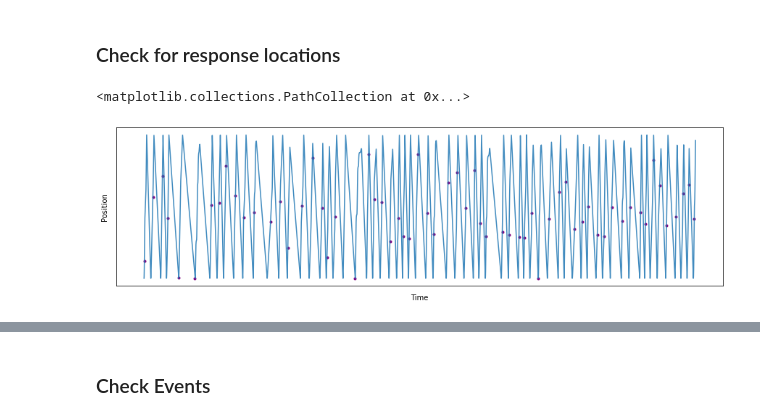
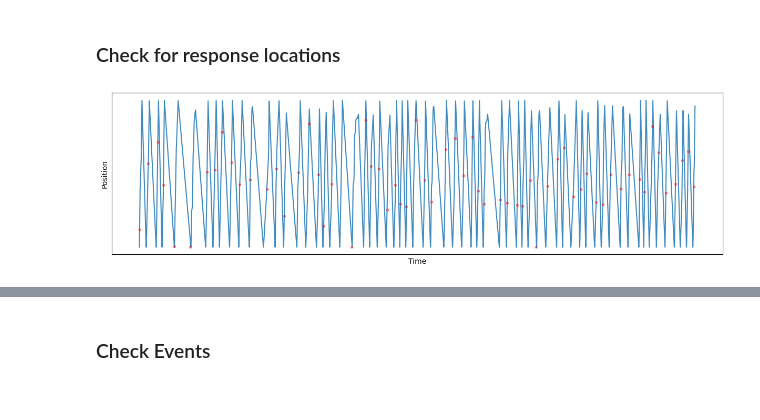
Before and after one commit to HSNPipeline/AnalyzeTrain, a Jupyter notebook: notebooks/00-DataChecks.ipynb, the cells around one changed output, grey strips where cells are left out. Saved outputs shown, nothing was run; the diff lists cells and outputs as text; code cells hidden in the pictures.

```diff
--- a/notebooks/00-DataChecks.ipynb
+++ b/notebooks/00-DataChecks.ipynb
@@ -39,7 +39,7 @@ from plts import plot_task_structure
 ## Settings
 # %%
 # Define the base data folder
-data_folder = '/Users/weijiazhang/Downloads/AnalyzeTrain-main-new'
+data_folder = '/Users/weija/Data/Train_NWB/'
 # %%
 # Define subject information
 session = {
@@ -245,13 +251,12 @@ plt.scatter(obj_times, obj_pos, marker='.', color='green')
 # %%
 # Collect chest positions
 res_pos = nwbfile.trials['response_position'].data[:]
 res_times = nwbfile.trials['response_time'].data[:]
 
 # Plot the subject positions, overlaid with chest positions
 
 # Plot position across time
-plot_position_by_time(pos.timestamps[:], pos.data[:], alpha=0.85, figsize=(15, 4))
-plt.scatter(res_times, res_pos, marker='.', color='purple')
+plot_position_by_time(pos.timestamps[:], pos.data[:],res_times,res_pos, alpha=0.85, figsize=(15, 4))
+#plt.scatter(res_times, res_pos, marker='.', color='purple')
 # %% [output]
-<matplotlib.collections.PathCollection at 0x...>
-[figure, old version]
+[figure, new version]
```
Also changed, not shown: parts of 9 cells of this notebook.
